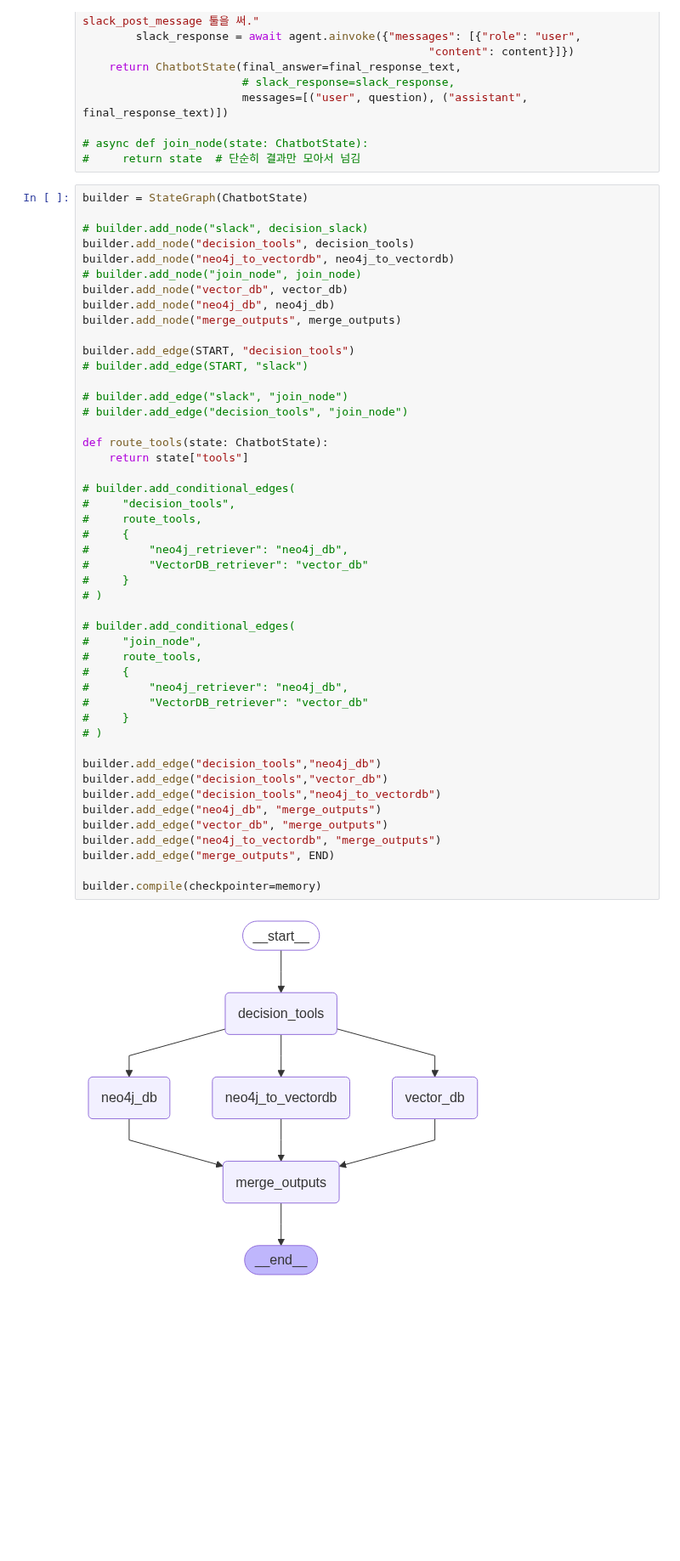
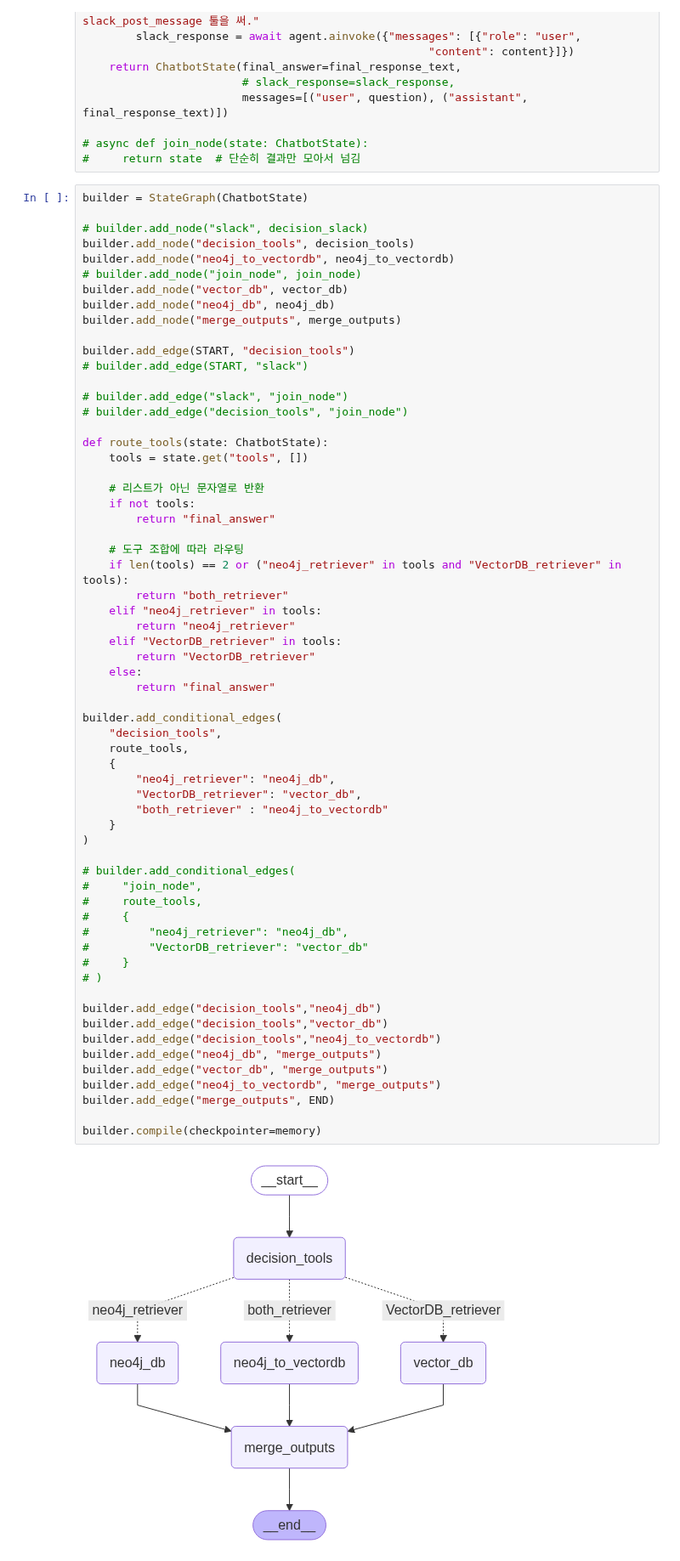
Before and after one commit to yoonwanggyu/BOAZ_ADV, a Jupyter notebook: Wang_Gyu/code/mcp/mcp_langgraph.ipynb, the cells around one changed output. Shown at 85% size. Saved outputs shown, nothing was run; the diff lists cells and outputs as text; blank space fills up the shorter version.

```diff
--- a/Wang_Gyu/code/mcp/mcp_langgraph.ipynb
+++ b/Wang_Gyu/code/mcp/mcp_langgraph.ipynb
@@ -495,43 +526,58 @@ builder.add_node("neo4j_db", neo4j_db)
 builder.add_node("merge_outputs", merge_outputs)
 
 builder.add_edge(START, "decision_tools")
 # builder.add_edge(START, "slack")
 
 # builder.add_edge("slack", "join_node")
 # builder.add_edge("decision_tools", "join_node")
 
 def route_tools(state: ChatbotState):
-    return state["tools"]
+    tools = state.get("tools", [])
 
-# builder.add_conditional_edges(
-#     "decision_tools",
-#     route_tools,
-#     {
-#         "neo4j_retriever": "neo4j_db",
-#         "VectorDB_retriever": "vector_db"
-#     }
-# )
+    # 리스트가 아닌 문자열로 반환
+    if not tools:
+        return "final_answer"
+
+    # 도구 조합에 따라 라우팅
+    if len(tools) == 2 or ("neo4j_retriever" in tools and "VectorDB_retriever" in tools):
+        return "both_retriever"
+    elif "neo4j_retriever" in tools:
+        return "neo4j_retriever"
+    elif "VectorDB_retriever" in tools:
+        return "VectorDB_retriever"
+    else:
+        return "final_answer"
+
+builder.add_conditional_edges(
+    "decision_tools",
+    route_tools,
+    {
+        "neo4j_retriever": "neo4j_db",
+        "VectorDB_retriever": "vector_db",
+        "both_retriever" : "neo4j_to_vectordb"
+    }
+)
 
 # builder.add_conditional_edges(
 #     "join_node",
 #     route_tools,
 #     {
 #         "neo4j_retriever": "neo4j_db",
 #         "VectorDB_retriever": "vector_db"
 #     }
 # )
 
 builder.add_edge("decision_tools","neo4j_db")
 builder.add_edge("decision_tools","vector_db")
 builder.add_edge("decision_tools","neo4j_to_vectordb")
 builder.add_edge("neo4j_db", "merge_outputs")
 builder.add_edge("vector_db", "merge_outputs")
 builder.add_edge("neo4j_to_vectordb", "merge_outputs")
 builder.add_edge("merge_outputs", END)
 
 builder.compile(checkpointer=memory)
 # %% [output]
-[figure, old version]
+[figure, new version]
 # %%
 from langchain_core.runnables import RunnableConfig
 
```
Also changed, not shown: parts of 3 cells of this notebook, 2 other files.
